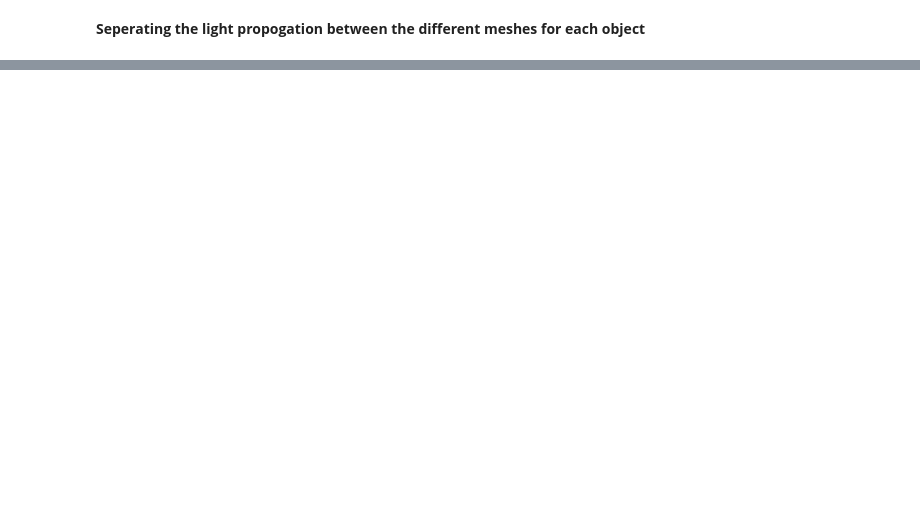
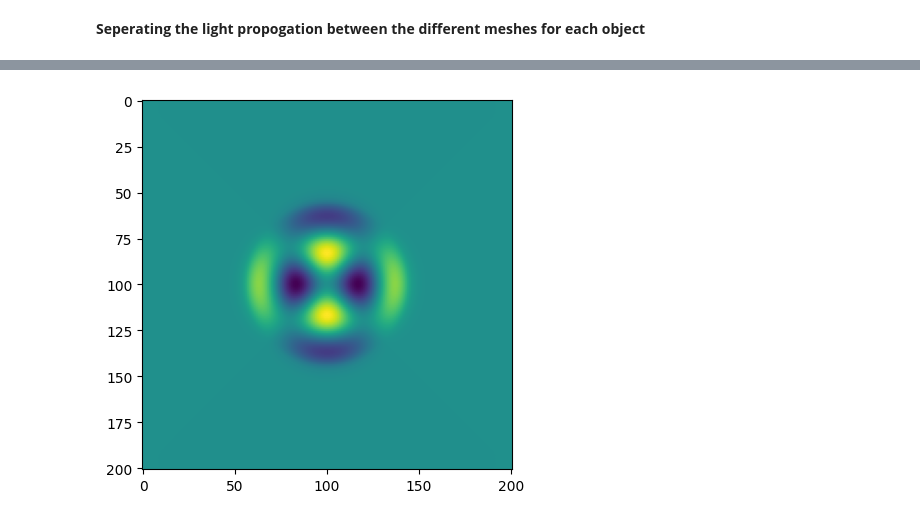
Before and after one commit to PALFA11/lightbeam, a Jupyter notebook: tutorial/19corePL_MMtoSM.ipynb, the cells around one changed output, grey strips where cells are left out. Cells and saved outputs as stored; diff of their text form; code cells hidden in the pictures; blank space fills up the shorter version.

```diff
--- a/tutorial/19corePL_MMtoSM.ipynb
+++ b/tutorial/19corePL_MMtoSM.ipynb
@@ -271,3 +271,84 @@ fig, axs = plt.subplots(1, 1, figsize=(10,10))
 print("output field: ")
 plt.imshow(np.abs(u1))
 plt.show()
+# %%
+''' example script for running the beamprop code in prop.py'''
+import numpy as np
+import sys
+sys.path.append("../src")
+import lightbeam
+from lightbeam.mesh import RectMesh3D
+from lightbeam.prop import Prop3D
+from lightbeam.misc import normalize,overlap_nonu,norm_nonu
+from lightbeam import LPmodes
+import matplotlib.pyplot as plt
+from config_example import *
+
+wl = 1.5 # um
+njack = 1.4345
+nclad = 1.44
+ncore = 1.4522895
+mm_rjack = 76.3 # um
+mm_rclad = 32.8 # um
+taper_ratio = 1
+sm_rcore = 6.5 # um
+mm_rjack = 76.3 # um
+sm_rclad = 32.8 # um
+sm_seperation_final = 2*(sm_rcore + 0.1) # 2*60 # um
+sm_offset = 0 # um
+sm_ex = 500 # um
+scale_func = None
+l = 2
+m = 2
+
+xw_func = None
+yw_func = None
+max_remesh_iters = 10
+sig_max = 1.0
+wl0 = 1.55
+monitor_func = None
+writeto = None
+ref_val = 2e-4
+remesh_every = 10
+dynamic_n0 = False
+fplanewidth = 10
+xpos = [0]
+ypos = [0]
+iw0 = 150
+zw = sm_ex
+di = 0.75
+dz = 10
+num_PML = 10
+
+lant19_ipos = optics.lant19.get_19port_positions(core_spacing=sm_seperation_final/taper_ratio)
+#clad_mm = optics.scaled_cyl([0,0],mm_rclad,sm_offset,nclad,njack,0,scale_func=scale_func,final_scale=1)
+clad_sm = optics.scaled_cyl([0,0],sm_rclad,sm_ex,nclad,njack,sm_offset,scale_func=scale_func,final_scale=taper_ratio)
+elmnts = [clad_sm] #[clad_mm, clad_sm]
+
+for i in range(0,len(lant19_ipos)):
+    core = optics.scaled_cyl(xy=lant19_ipos[i] ,r = sm_rcore/taper_ratio,z_ex = sm_ex,n = ncore,nb = nclad,z_offset=sm_offset,scale_func=scale_func,final_scale=taper_ratio) # fxy=lant19_fpos[i]
+    elmnts.append(core)
+
+optic = optics.OpticSys(elmnts,njack)
+
+# mesh initialization (required)
+mesh = RectMesh3D(iw0,iw0,zw,di,dz,num_PML,xw_func,yw_func)
+xg,yg = mesh.xy.xg,mesh.xy.yg
+xg, yg = mesh.xg[num_PML:-num_PML,num_PML:-num_PML],mesh.yg[num_PML:-num_PML,num_PML:-num_PML]
+u0 = normalize(LPmodes.lpfield(xg,yg,l,m,mm_rclad,wl,nclad,njack))
+
+mesh.xy.max_iters = max_remesh_iters
+mesh.sigma_max = sig_max
+
+# propagator initialization (required)
+prop = Prop3D(wl0,mesh,optic,nclad)
+
+print('launch field')
+plt.imshow(np.real(u0))
+plt.show()
+
+# run the propagator (required)
+u, u0 = prop.prop2end(u0, monitor_func=monitor_func,xyslice=None,zslice=None,writeto=writeto,ref_val=ref_val,remesh_every=remesh_every,dynamic_n0=dynamic_n0,fplanewidth=fplanewidth)
+# u, u0 ^^
+# compute power in output ports (optional)
+# %% [output]
@@ -273,0 +356 @@ plt.show()
+[figure, added]
```
Also changed, not shown: parts of 2 cells of this notebook, 1 other file.
